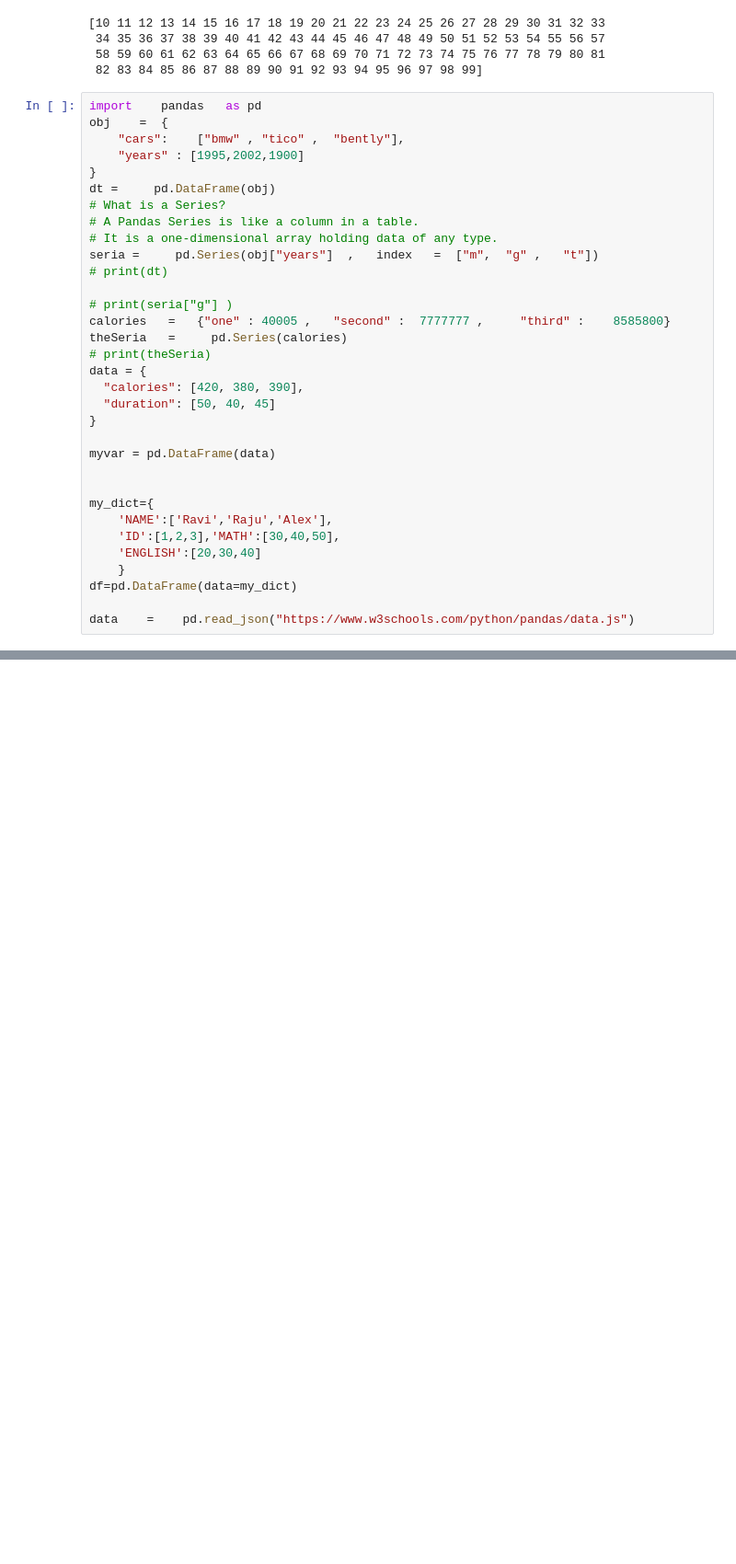
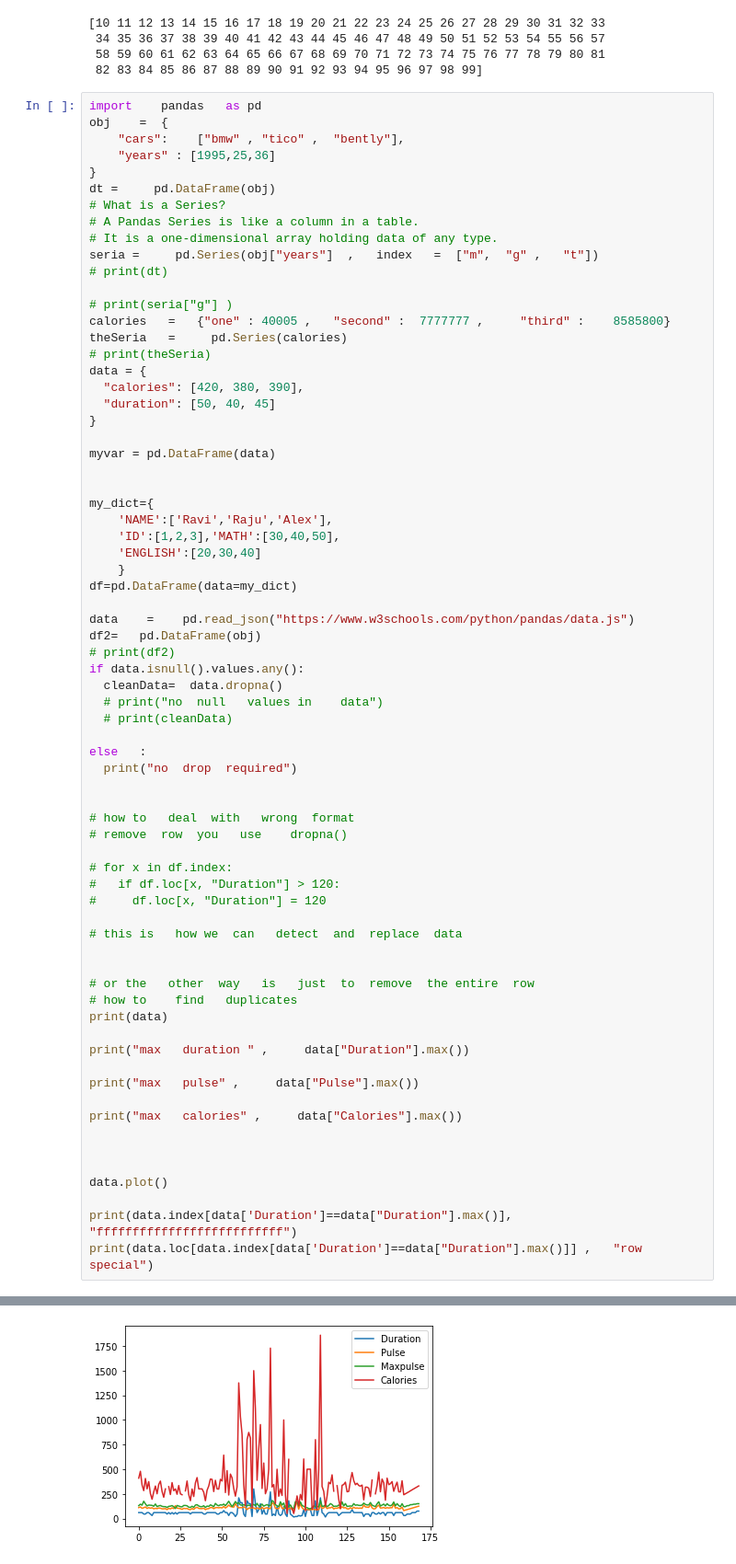
Before and after one commit to sashaTen/exploretary_data_analysis_in_marketing, a Jupyter notebook: Untitled0.ipynb, the cells around one changed output, grey strips where cells are left out. Shown: that part at 92% size. Saved outputs shown, nothing was run; the diff lists cells and outputs as text; blank space fills up the shorter version.

```diff
--- a/Untitled0.ipynb
+++ b/Untitled0.ipynb
@@ -112,7 +110,7 @@ print(numpfunction(10,100))
 import    pandas   as pd
 obj    =  {
     "cars":    ["bmw" , "tico" ,  "bently"],
-    "years" : [1995,2002,1900]
+    "years" : [1995,25,36]
 }
 dt =     pd.DataFrame(obj)
 # What is a Series?
@@ -141,6 +139,43 @@ my_dict={
 df=pd.DataFrame(data=my_dict)
 
 data    =    pd.read_json("https://www.w3schools.com/python/pandas/data.js")
+df2=   pd.DataFrame(obj)
+# print(df2)
+if data.isnull().values.any():
+  cleanData=  data.dropna()
+  # print("no  null   values in    data")
+  # print(cleanData)
+
+else   :
+  print("no  drop  required")
+
+
+# how to   deal  with   wrong  format
+# remove  row  you   use    dropna()
+
+# for x in df.index:
+#   if df.loc[x, "Duration"] > 120:
+#     df.loc[x, "Duration"] = 120
+
+# this is   how we  can   detect  and  replace  data
+
+
+# or the   other  way   is   just  to  remove  the entire  row
+# how to    find   duplicates
+print(data)
+
+print("max   duration " ,     data["Duration"].max())
+
+print("max   pulse" ,     data["Pulse"].max())
+
+print("max   calories" ,     data["Calories"].max())
+
+
+
+data.plot()
+
+print(data.index[data['Duration']==data["Duration"].max()],  "ffffffffffffffffffffffffff")
+print(data.loc[data.index[data['Duration']==data["Duration"].max()]] ,   "row   special")
 # %% [output]
      Duration  Pulse  Maxpulse  Calories
 0          60    110       130     409.1
@@ -161,0 +200 @@ data    =    pd.read_json("https://www.w3schools.com/python/pandas/data.js")
+[figure, added]
```
Also changed, not shown: parts of 2 cells of this notebook.
